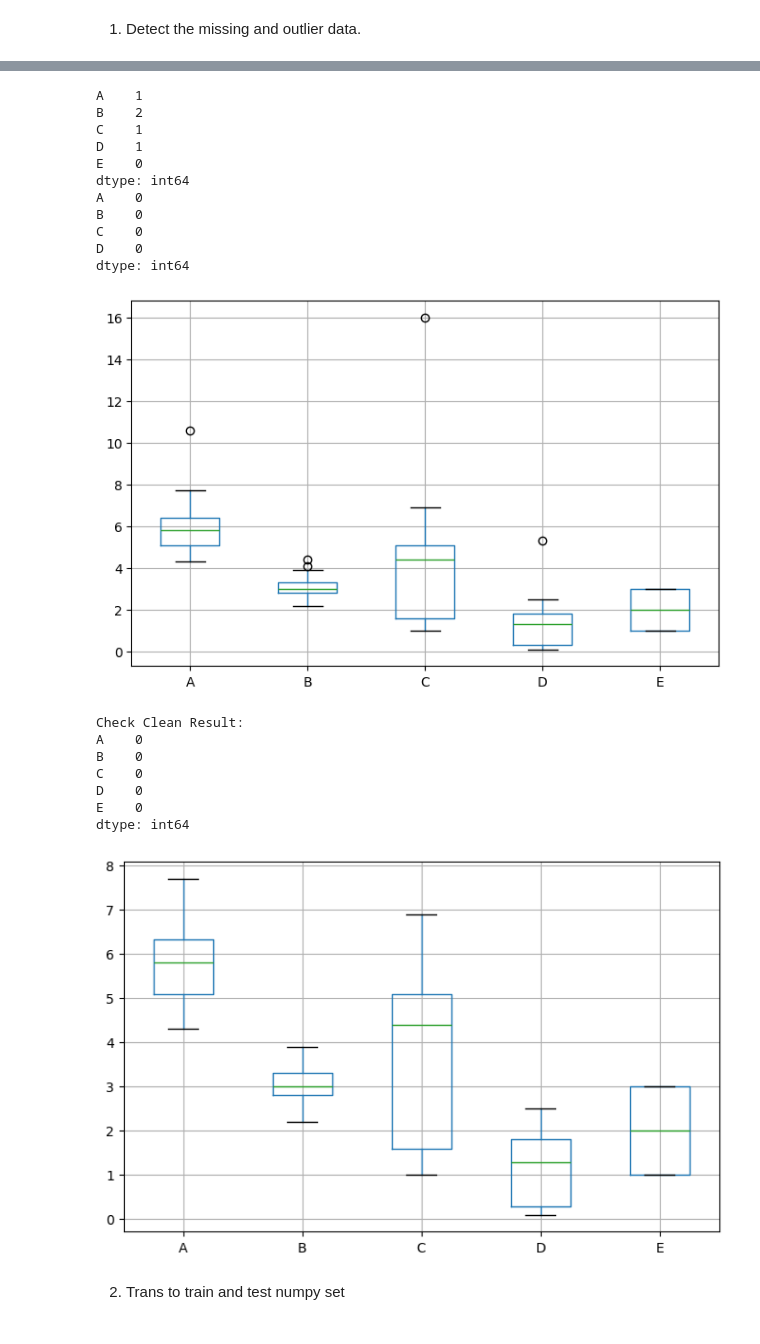
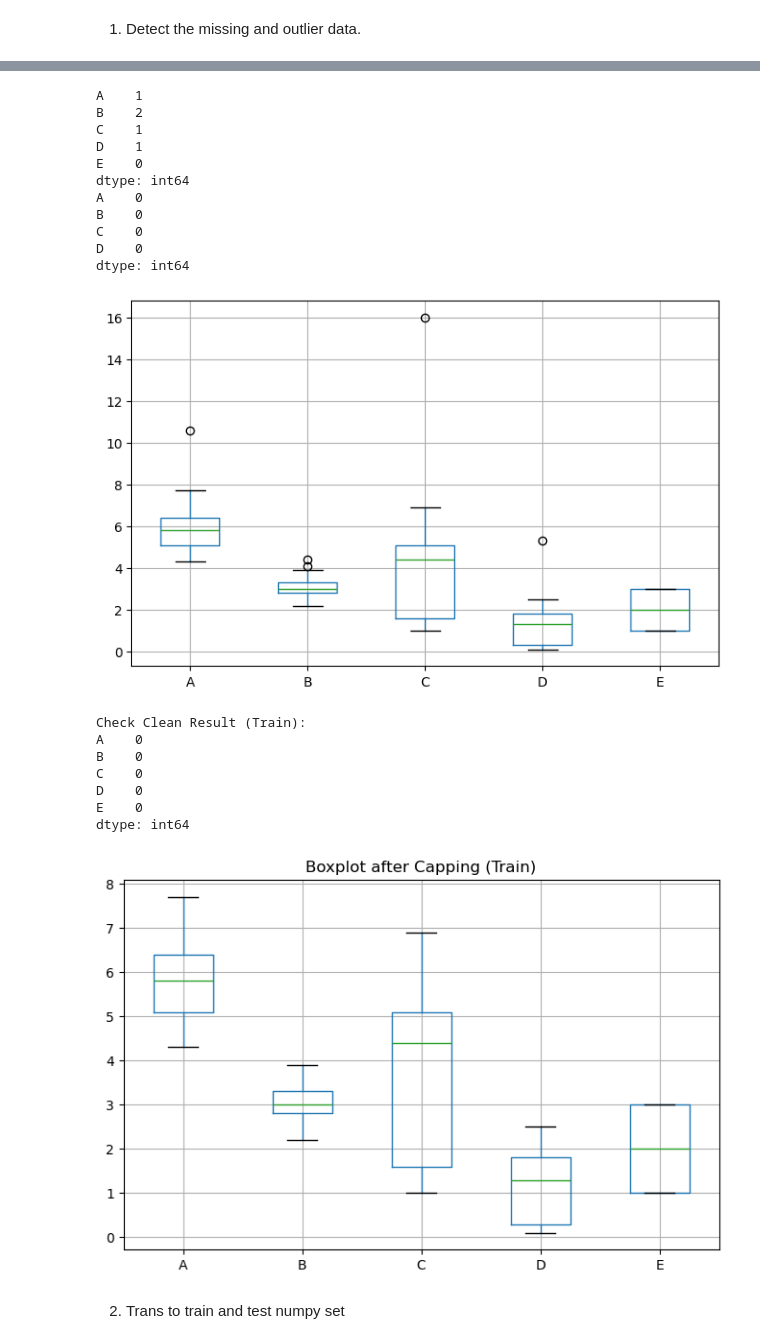
Before and after one commit to yzmyyds/NTU_EE6407, a Jupyter notebook: Assignments/Assignment_1/Implement.ipynb, the cells around one changed output, grey strips where cells are left out. Saved outputs shown, nothing was run; the diff lists cells and outputs as text; code cells hidden in the pictures.

Commit message:
Finish A1 report

```diff
--- a/Assignments/Assignment_1/Implement.ipynb
+++ b/Assignments/Assignment_1/Implement.ipynb
@@ -105,40 +105,67 @@ outlier_test_n=outlier_test_IQR.sum()
 
 print(outlier_train_n)
 print(outlier_test_n)
 
 plt.figure(figsize=(8,5))
 Train_data.boxplot(column=['A','B','C','D','E'])
+plt.savefig("/Users/zimin/Develop/VScode_Project/EE6407_GA_ML/Assignments/Report/Images/Assignment_1/Boxplot_Train.png")
 plt.show()
 
-Train_clean=Train_data.mask(outlier_train_IQR,Train_data.median(),axis=1)
-Test_clean=Test_data
-print("Check Clean Result:")
-print(IQR(Train_clean).sum())
+# Train_clean=Train_data.mask(outlier_train_IQR,Train_data.median(),axis=1)
+# Test_clean=Test_data
+# print("Check Clean Result:")
+# print(IQR(Train_clean).sum())
+
+# plt.figure(figsize=(8,5))
+# Train_clean.boxplot(column=['A','B','C','D','E'])
+# plt.show()
+
+p05 = Train_data.quantile(0.05)
+p95 = Train_data.quantile(0.95)
+
+Q1 = Train_data.quantile(0.25)
+Q3 = Train_data.quantile(0.75)
+IQR = Q3 - Q1
+lower = Q1 - 1.5 * IQR
+upper = Q3 + 1.5 * IQR
+
+Train_capped = Train_data.copy()
+for col in Train_data.columns:
+    Train_capped[col] = np.where(
+    Train_data[col] < lower[col], p05[col],
+    np.where(
+        Train_data[col] > upper[col], p95[col],
+        Train_data[col])
+    )
+print("Check Clean Result (Train):")
+print(((Train_capped < lower) | (Train_capped > upper)).sum())
 
 plt.figure(figsize=(8,5))
-Train_clean.boxplot(column=['A','B','C','D','E'])
+Train_capped.boxplot(column=['A','B','C','D','E'])
+plt.title("Boxplot after Capping (Train)")
+plt.savefig("/Users/zimin/Develop/VScode_Project/EE6407_GA_ML/Assignments/Report/Images/Assignment_1/Boxplot_Train_Capped.png")
 plt.show()
 # %% [output]
 A    1
 B    2
 C    1
 D    1
 E    0
 dtype: int64
 A    0
 B    0
 C    0
 D    0
 dtype: int64
 [figure]
-Check Clean Result:
+Check Clean Result (Train):
 A    0
 B    0
 C    0
 D    0
 E    0
 dtype: int64
-[figure, old version]
+[figure, new version]
 # %% [markdown]
 2. Trans to train and test numpy set
 # %%
```
Also changed, not shown: 6 other files.
